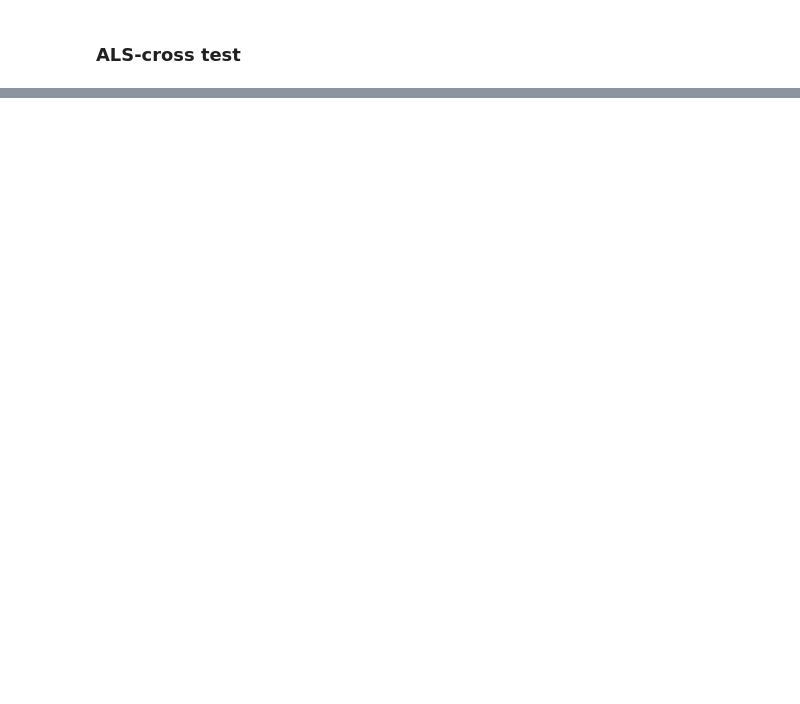
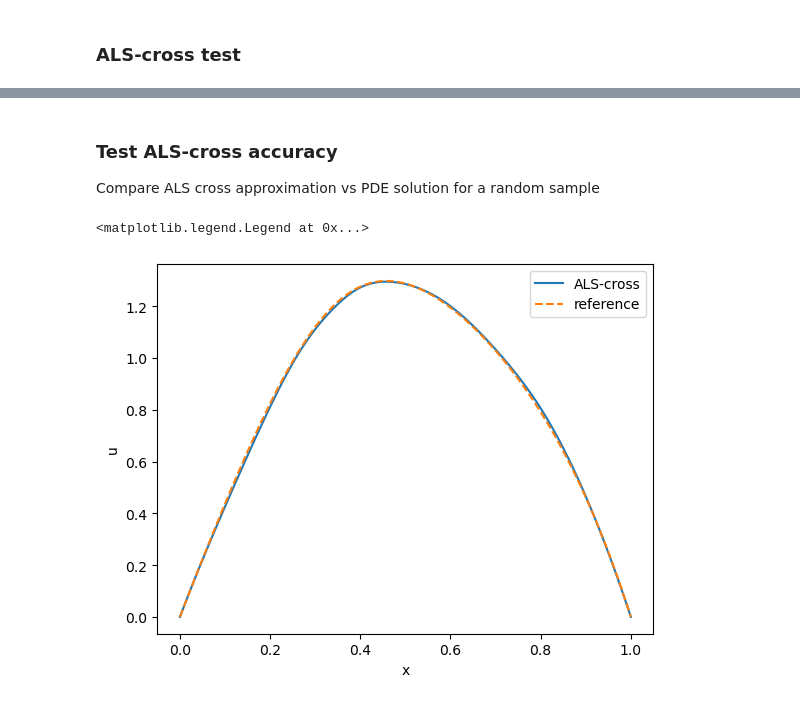
Before and after one commit to huberbenno/TT-IRT, a Jupyter notebook: python/als_cross_rework/test.ipynb, the cells around one changed output, grey strips where cells are left out. Saved outputs shown, nothing was run; the diff lists cells and outputs as text; code cells hidden in the pictures; blank space fills up the shorter version.

Commit message:
Fixed to running state
- TODO kickrank>0 broken
- TODO testing of multi param TT

```diff
--- a/python/als_cross_rework/test.ipynb
+++ b/python/als_cross_rework/test.ipynb
@@ -16,8 +16,8 @@ def assemble_solve_SimplePDE(coeff, linear_system=True):
   if np.min(coeff) <= 0:
     warnings.warn(f'Non positive components')
 
-  A = [[None] * I] * 2
-  F = [[None] * I] * 2
+  A = [[None] * I for i in range(2)]
+  F = [[None] * I for i in range(2)]
   U = []
 
   for i in range(I):
@@ -35,12 +35,13 @@ def assemble_solve_SimplePDE(coeff, linear_system=True):
     Ai0.flat[1::nx+2] = -coeff[:,i] * nx # set first upper diag
     Ai0.flat[nx+1::nx+2] = -coeff[:,i] * nx # set first lower diag
     Ai0[[0,-1]] = 0
+    A[0][i] = Ai0
+
     # constant part (from boundary condition)
     Ai1 = np.zeros((nx+1,nx+1))
     Ai1[0,0] = 1
     Ai1[-1,-1] = 1
-
-    A[0][i], A[1][i] = Ai0, Ai1
+    A[1][i] = Ai1
 
     U.append(np.linalg.solve(Ai0 + Ai1, Fi0 + Fi1).reshape((-1,1)))
 
@@ -150,13 +151,10 @@ test = als_cross(
   [C, C_const],
   assemble_solve_SimplePDE,
   1e-8,
-  kickrank=5
+  kickrank=0
   )
 
 test.iterate(3)
 
 print(test.get_stats())
-
-rng = np.random.default_rng()
-rng.choice
 # %% [output]
@@ -164,0 +179,31 @@ ArgumentError: argument 4: TypeError: wrong type
+# %% [markdown]
+### Test ALS-cross accuracy
+
+Compare ALS cross approximation vs PDE solution for a random sample
+# %%
+# get random parameter
+y = np.random.randint(0,Ny, n_param)
+X = np.hstack([np.arange(100).reshape((-1,1)), np.tile(y, [100,1])])
+
+C_true = cfun(X) # compute true coeff
+
+U,A,F = assemble_solve_SimplePDE([C_true.reshape(1,-1,1), np.zeros((1,1,1))]) # solve PDE
+U = np.ravel(U)
+
+# eval ALS-cross
+u = test.get_tensor()
+U_eval = np.empty(u.n[0])
+for i in range(u.n[0]):
+  U_eval[i] = u[np.concatenate((np.array([i]), y))]
+
+fig, ax = plt.subplots()
+
+x = np.arange(0, Nx+1) / Nx
+ax.plot(x, U_eval, label='ALS-cross')
+ax.plot(x, U, ls='dashed', label='reference')
+ax.set_xlabel('x')
+ax.set_ylabel('u')
+ax.legend()
+# %% [output]
+<matplotlib.legend.Legend at 0x...>
+[figure, added]
```
Also changed, not shown: parts of 4 cells of this notebook, 1 other file.
